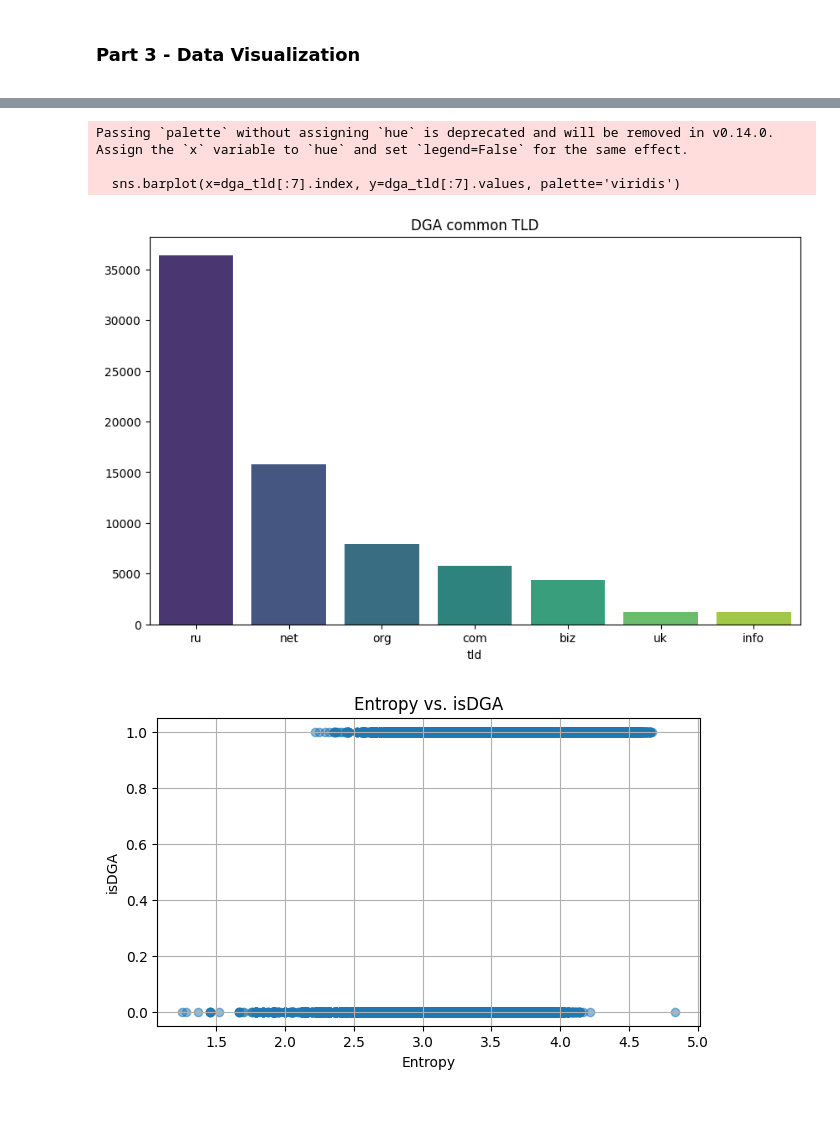
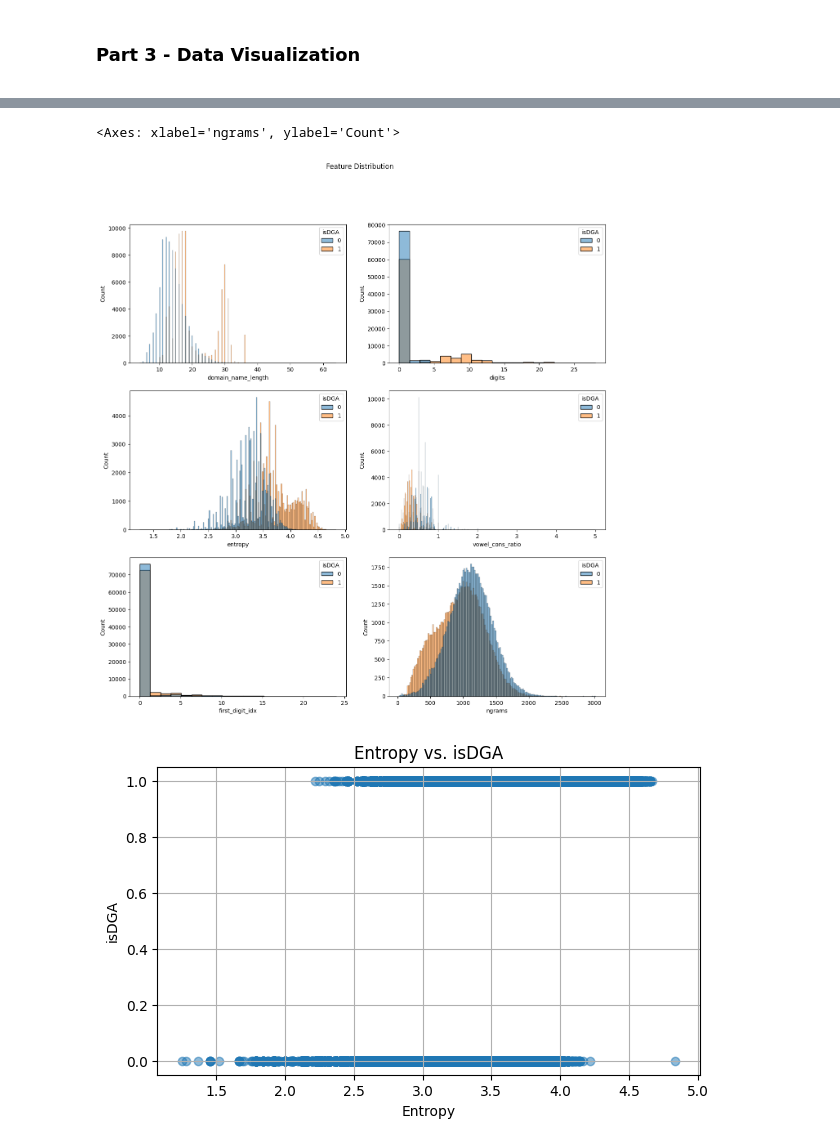
Before and after one commit to dorianDraper/DGA-detection-project1, a Jupyter notebook: src/pr3-DGA detection.ipynb, the cells around one changed output, grey strips where cells are left out. Drawn from its saved outputs; the diff is of its cells as text; code cells hidden in the pictures; blank space fills up the shorter version.

```diff
--- a/src/pr3-DGA detection.ipynb
+++ b/src/pr3-DGA detection.ipynb
@@ -301,14 +261,16 @@ Name: count, dtype: int64
-# %%
-# Plot the 7 most common 'tld' associated with target 'isDGA'
-plt.figure(figsize=(10, 6))
-sns.barplot(x=dga_tld[:7].index, y=dga_tld[:7].values, palette='viridis')
-plt.title('Most common TLD in DGA domains')
-plt.show()
-# %% [output]
-Passing `palette` without assigning `hue` is deprecated and will be removed in v0.14.0. Assign the `x` variable to `hue` and set `legend=False` for the same effect.
-
-  sns.barplot(x=dga_tld[:7].index, y=dga_tld[:7].values, palette='viridis')
-[figure, removed]
+# %%
+fig, axes = plt.subplots(3, 2, figsize=(15, 15))
+fig.suptitle('Feature Distribution')
+
+sns.histplot(data=df_final, x='domain_name_length', hue='isDGA', ax=axes[0, 0])
+sns.histplot(data=df_final, x='digits', hue='isDGA', ax=axes[0, 1])
+sns.histplot(data=df_final, x='entropy', hue='isDGA', ax=axes[1, 0])
+sns.histplot(data=df_final, x='vowel_cons_ratio', hue='isDGA', ax=axes[1, 1])
+sns.histplot(data=df_final, x='first_digit_idx', hue='isDGA', ax=axes[2, 0])
+sns.histplot(data=df_final, x='ngrams', hue='isDGA', ax=axes[2, 1])
+# %% [output]
+<Axes: xlabel='ngrams', ylabel='Count'>
+[figure, added]
 # %%
 plt.figure(figsize=(7, 4))
 plt.scatter(df_final['entropy'], df_final['isDGA'], alpha=0.5)
```
Also changed, not shown: parts of 40 cells of this notebook, 13 other files.
